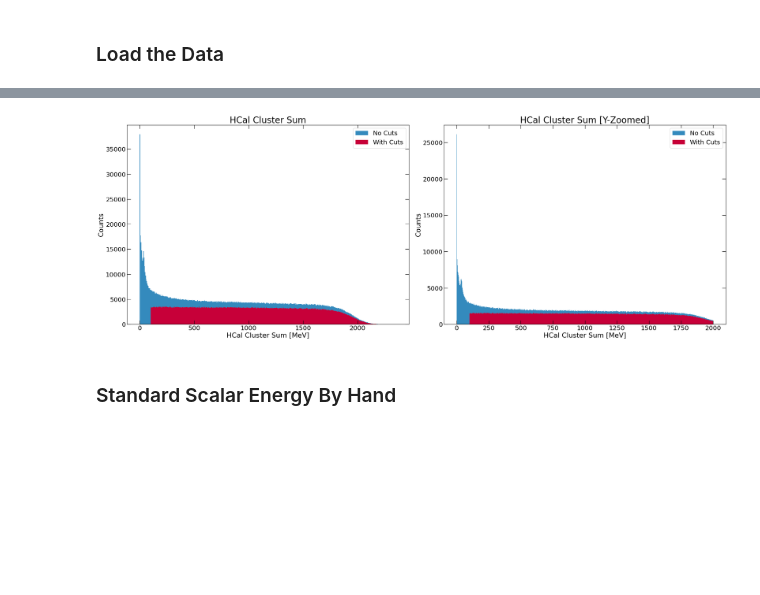
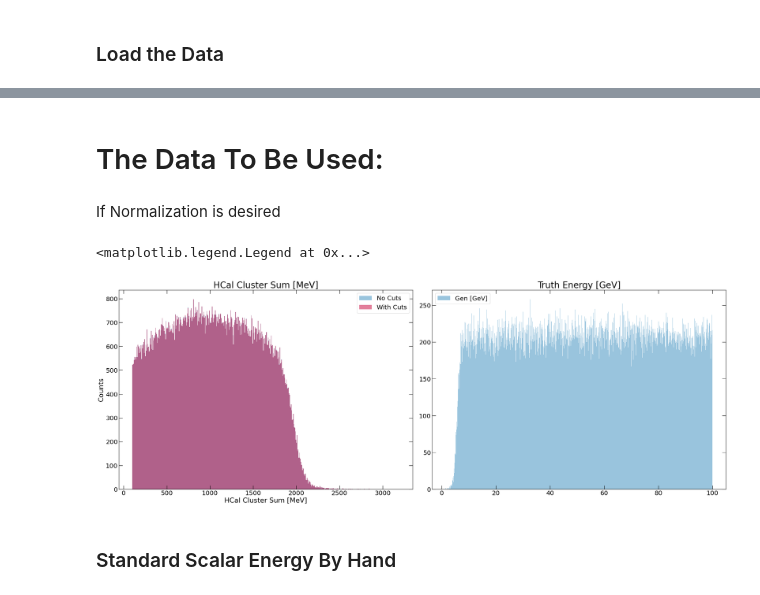
Before and after one commit to eiccodesign/regressiononly, a Jupyter notebook: Cluster_Sum_Regression.ipynb, the cells around one changed output, grey strips where cells are left out. Cells and saved outputs as stored; diff of their text form; code cells hidden in the pictures; blank space fills up the shorter version.

```diff
--- a/Cluster_Sum_Regression.ipynb
+++ b/Cluster_Sum_Regression.ipynb
@@ -79,5 +77,5 @@ getStat = truth[:,2]
 p = np.sqrt(px*px + py*py+ pz*pz)
 gen_E = np.sqrt(p*p + mass*mass)-mass
 # %%
-hcal_E = images[:,0]
+hcal_E = images[:N_Events,0]
 cluster_sum = np.nansum(hcal_E,axis=-1)
@@ -97,16 +86,12 @@ Text(0.5, 0, 'Truth E [GeV]')
 # %%
-min_theta = 5.0
+min_theta = 0.0 #5 for HCAL
 max_theta = 30.0
 min_cluster_E = 100. #MeV
 
 theta_mask = np.logical_and(gen_theta>min_theta, gen_theta<max_theta)
 cluster_E_cut = cluster_sum > min_cluster_E
-#mask = np.full(len(gen_E),True)
 
 mask = np.logical_and(theta_mask,cluster_E_cut)
-
-#truth_E = gen_E[mask]
-#clusters = cluster_sum[mask]
 # %%
 print(np.where(cluster_E_cut==False))
 # %% [output]
@@ -114,20 +99,39 @@ print(np.where(cluster_E_cut==False))
+# %% [markdown]
+# The Data To Be Used:
+# %%
+clusters = cluster_sum[mask]
+truth_E = p[mask]
+# %% [markdown]
+If Normalization is desired
+# %%
+do_norm = False
+
+if do_norm:
+    cluster_mean = np.nanmean(clusters)
+    cluster_std = np.nanstd(clusters)
+    clusters = (clusters-cluster_mean)/cluster_std
+
+    truth_mean = np.nanmean(truth_E)
+    truth_std = np.nanstd(truth_E)
+    truth_E = (truth_E-truth_mean)/truth_std
+
+    print("DOING NORMALIZATION!!!")
 # %%
 fig, axes = plt.subplots(nrows=1, ncols=2, figsize=(28, 10), constrained_layout=True)
-axes[0].hist(cluster_sum,bins=500,label="No Cuts")
-axes[0].hist(clusters,bins=500,label="With Cuts")
-axes[0].set_title("HCal Cluster Sum")
+axes[0].hist(cluster_sum,bins=500,label="No Cuts",alpha=0.5)
+axes[0].hist(clusters,bins=500,label="With Cuts",alpha=0.5)
+axes[0].set_title("HCal Cluster Sum [MeV]")
 axes[0].set_ylabel("Counts")
 axes[0].set_xlabel("HCal Cluster Sum [MeV]")
 axes[0].legend()
+#axes[1].set_ylim(0,400)
 
-axes[1].hist(cluster_sum,bins=np.linspace(0,2000,1000),label="No Cuts")
-axes[1].hist(clusters,bins=np.linspace(0,2000,1000),label="With Cuts")
-axes[1].set_title("HCal Cluster Sum [Y-Zoomed]")
-axes[1].set_ylabel("Counts")
-axes[1].set_xlabel("HCal Cluster Sum [MeV]")
-#axes[1].set_ylim(0,400)
-_=axes[1].legend()
+#plt.hist(clusters/1000,bins=1000,alpha=0.5,label="HCal [GeV]")
+axes[1].hist(truth_E,bins=1000,alpha=0.5,label="Gen [GeV]")
+axes[1].set_title("Truth Energy [GeV]")
+axes[1].legend()
 # %% [output]
+<matplotlib.legend.Legend at 0x...>
-[figure, old version]
+[figure, new version]
 # %% [markdown]
 ### Standard Scalar Energy By Hand
```
Also changed, not shown: parts of 37 cells of this notebook.
